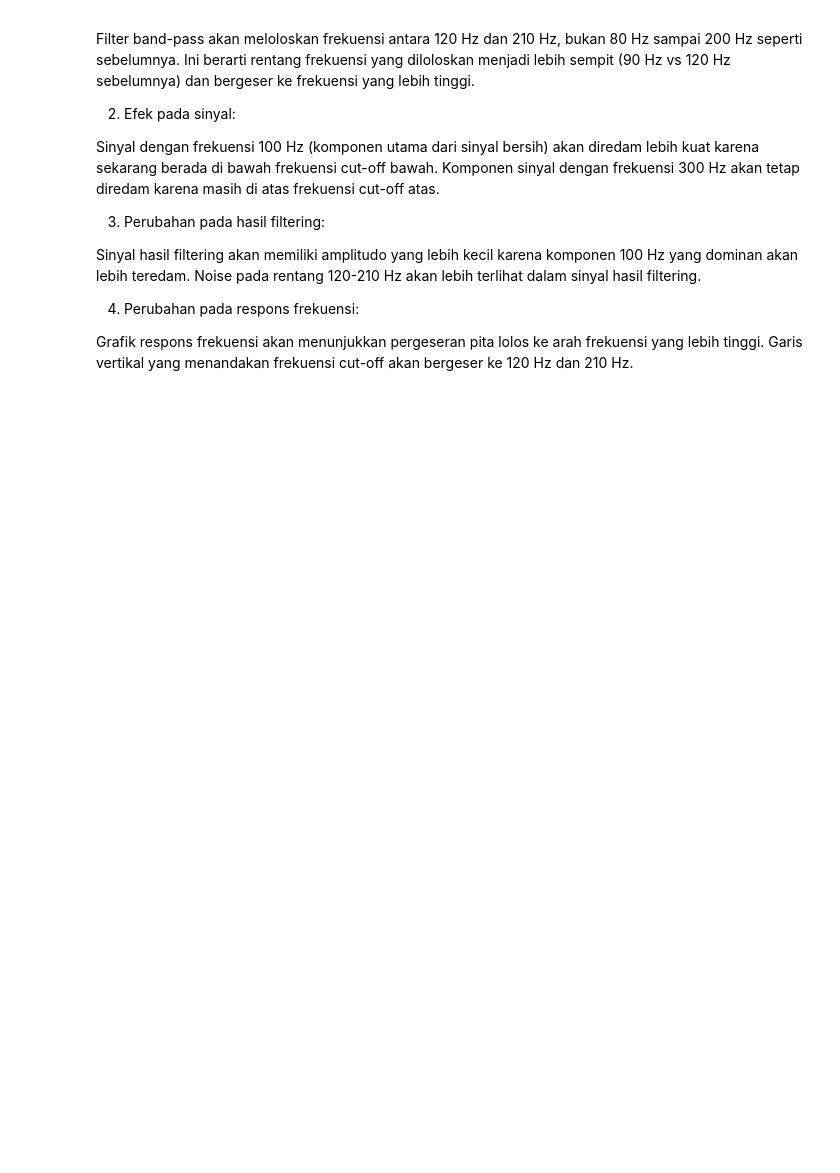
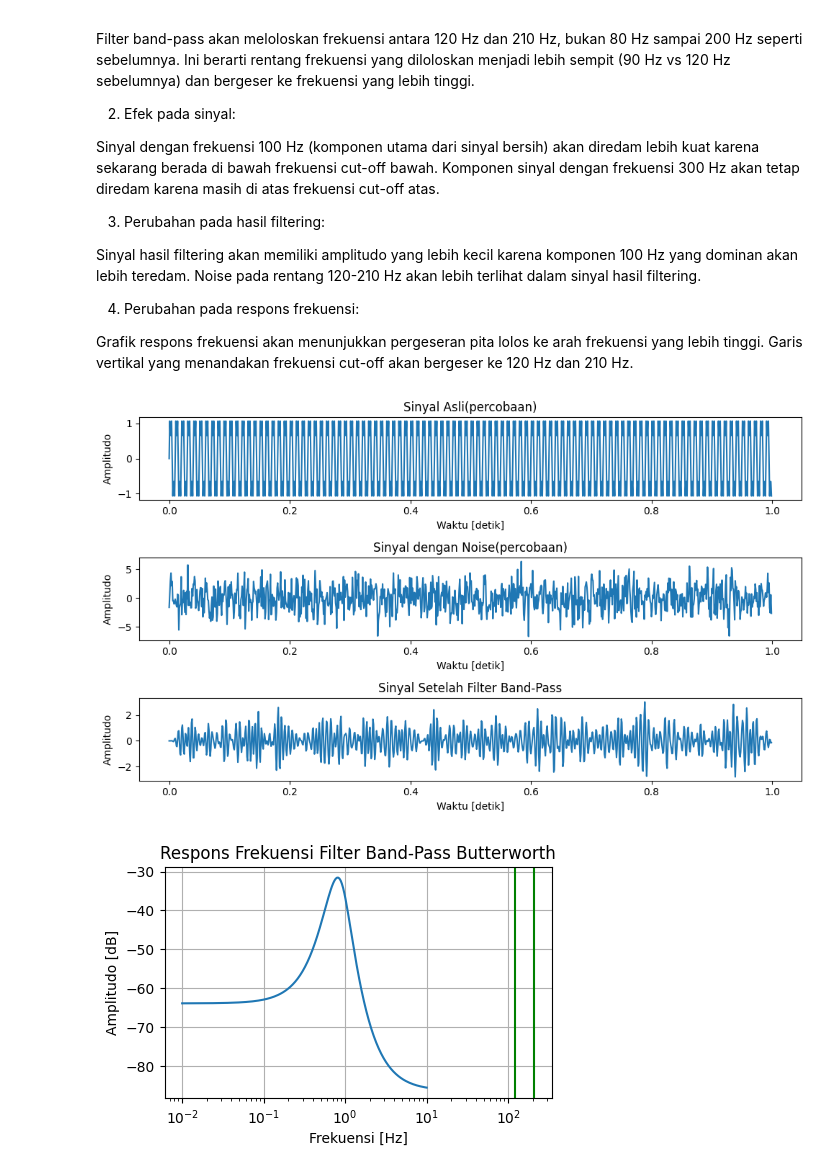
Before and after one commit to aisaasetia/IF3024, a Jupyter notebook: 121140092_ho1.ipynb, the cells around one changed output. Saved outputs shown, nothing was run; the diff lists cells and outputs as text; code cells hidden in the pictures; blank space fills up the shorter version.

```diff
--- a/121140092_ho1.ipynb
+++ b/121140092_ho1.ipynb
@@ -560,33 +554,36 @@ filtered_signal = butter_bandpass_filter(signal_noisy, lowcut, highcut, fs, orde
 plt.figure(figsize=(10, 6))
 plt.subplot(3, 1, 1)
 plt.plot(t, signal_clean)
-plt.title('Sinyal Asli')
+plt.title('Sinyal Asli(percobaan)')
 plt.xlabel('Waktu [detik]')
 plt.ylabel('Amplitudo')
 
 plt.subplot(3, 1, 2)
 plt.plot(t, signal_noisy)
-plt.title('Sinyal dengan Noise')
+plt.title('Sinyal dengan Noise(percobaan)')
 plt.xlabel('Waktu [detik]')
 plt.ylabel('Amplitudo')
 
 plt.subplot(3, 1, 3)
 plt.plot(t, filtered_signal)
 plt.title('Sinyal Setelah Filter Band-Pass')
 plt.xlabel('Waktu [detik]')
 plt.ylabel('Amplitudo')
 
 plt.tight_layout()
 plt.show()
 
 # Plot respons frekuensi filter
 w, h = signal.freqs(*butter_bandpass(lowcut, highcut, fs, order))
 plt.figure(figsize=(5, 3))
 plt.semilogx(w, 20 * np.log10(abs(h)))
 plt.title('Respons Frekuensi Filter Band-Pass Butterworth')
 plt.xlabel('Frekuensi [Hz]')
 plt.ylabel('Amplitudo [dB]')
 plt.grid(True)
 plt.axvline(lowcut, color='green')  # Frekuensi cut-off bawah
 plt.axvline(highcut, color='green')  # Frekuensi cut-off atas
 plt.show()
+# %% [output]
+[figure, added]
+[figure, added]
```
Also changed, not shown: parts of 15 cells of this notebook.
